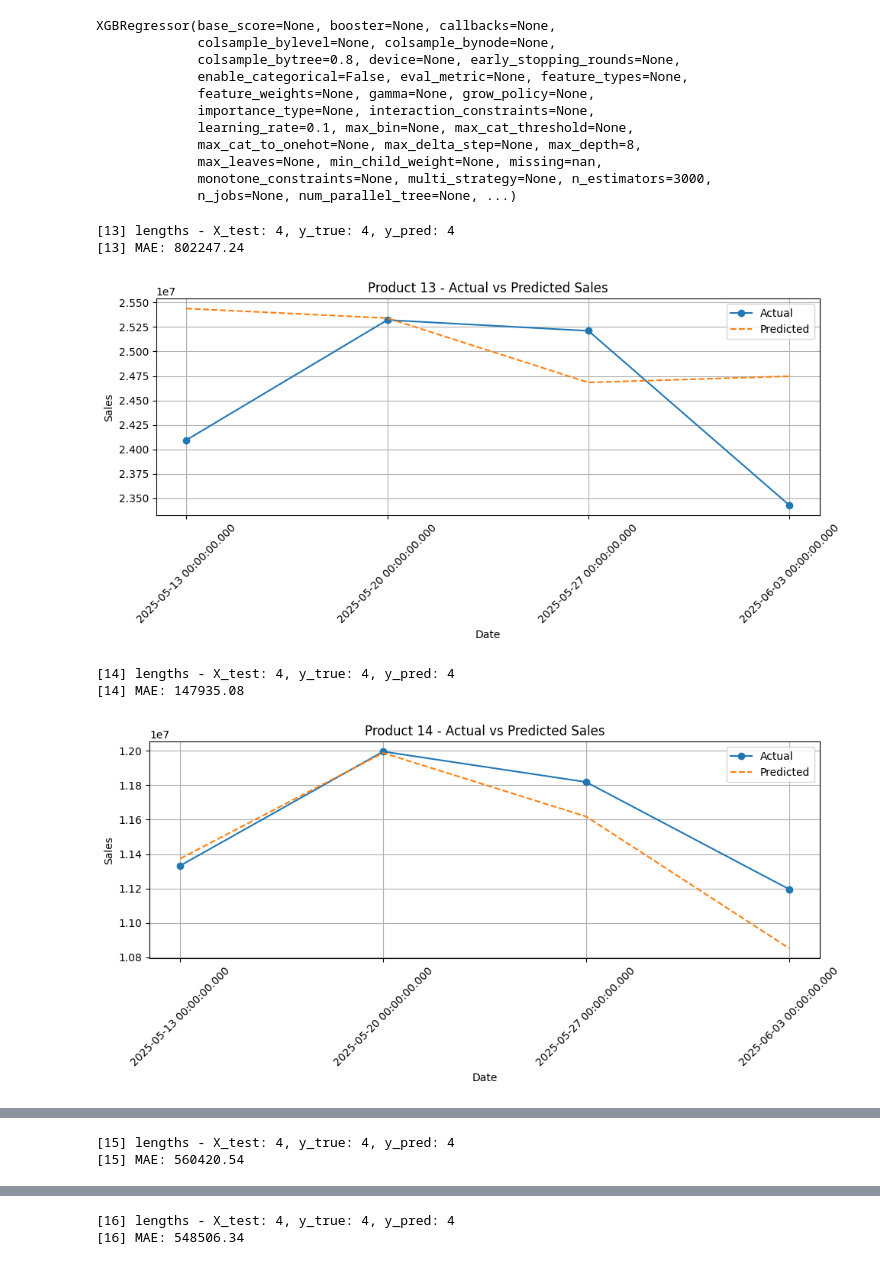
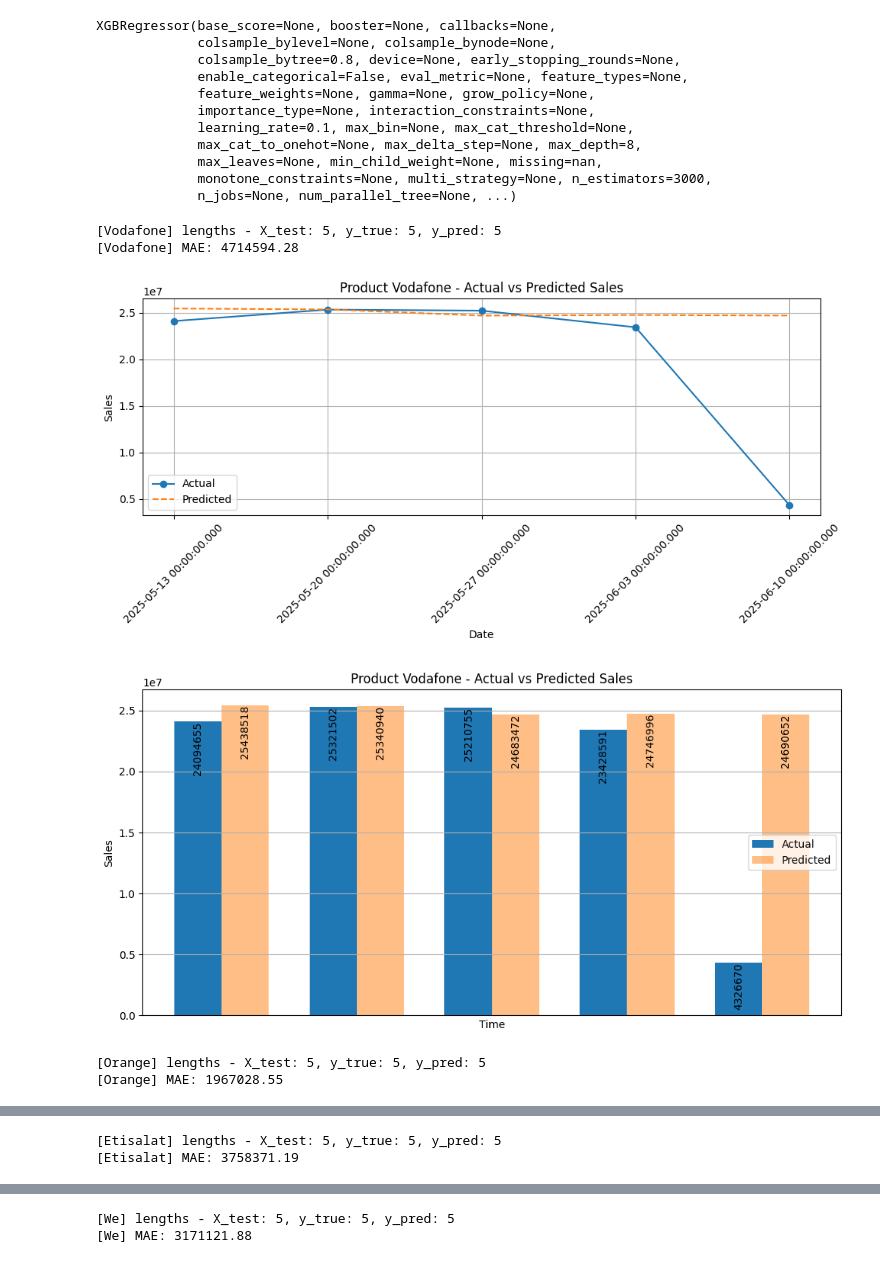
Before and after one commit to Jad-RAMOSS/Damen_AI_TeleForecast, a Jupyter notebook: model.ipynb, the cells around one changed output, grey strips where cells are left out. Cells and saved outputs as stored; diff of their text form; code cells hidden in the pictures.

```diff
--- a/model.ipynb
+++ b/model.ipynb
@@ -104,7 +104,7 @@ df
 | 2025-06-17 00:00:00.000 | 16 | 2025 | 6 | 25 | 2718883.95 | 17941 | ... |
 520 rows × 15 columns
 # %%
-split_date='2025-06-10'
+split_date='2025-06-17'
 df = df[df.index < split_date]
 # %%
 df
@@ -269,43 +269,64 @@ all_preds = []
 
 for product, group in test_df.groupby('MAIN_BILLER_ID'):
     # Sort by date (index) and drop rows with NaNs in features or target
+    product_name = {13: 'Vodafone', 14: 'Orange', 15: 'Etisalat', 16: 'We'}
+
+
     group = group.sort_index()
     # group = group.dropna(subset=features + [pred])  # ensure no missing values
 
     # Prepare feature matrix and true target values
     X_test = group[features]
     y_test = group[pred]
 
     # Predict using the global model
     y_pred = model.predict(X_test)
     # Flatten arrays if needed (usually y_pred is already 1D)
     y_pred = y_pred.flatten()
     y_true = y_test.values.flatten()
     all_actuals.extend(y_true)
     all_preds.extend(y_pred)
     # Check lengths (debug)
-    print(f"[{product}] lengths - X_test: {len(X_test)}, y_true: {len(y_true)}, y_pred: {len(y_pred)}")
+    print(f"[{product_name[product]}] lengths - X_test: {len(X_test)}, y_true: {len(y_true)}, y_pred: {len(y_pred)}")
 
     # Calculate MSE for this product
     mae = mean_absolute_error(y_true, y_pred)
-    print(f"[{product}] MAE: {mae:.2f}")
+    print(f"[{product_name[product]}] MAE: {mae:.2f}")
 
     # Plot actual vs predicted sales over time for this product
     plt.figure(figsize=(10,5))
     plt.plot(group.index, y_true, label='Actual', marker='o')
     plt.plot(group.index, y_pred, label='Predicted', linestyle='--')
-    plt.title(f"Product {product} - Actual vs Predicted Sales")
+    plt.title(f"Product {product_name[product]} - Actual vs Predicted Sales")
     plt.xlabel("Date")
     plt.ylabel("Sales")
     plt.legend()
     plt.grid(True)
     plt.xticks(rotation=45)
     plt.tight_layout()
     plt.show()
+    # Plot barplot of actual vs predicted sales for this product
+    plt.figure(figsize=(10,5))
+    width = 0.35
+    x = np.arange(len(y_true))
+    plt.bar(x - width/2, y_true, width, label='Actual')
+    for i, v in enumerate(y_true):
+        plt.text(i - width/2, v - 3, f"{v:.0f}", ha='center', va='top', rotation=90)
+    plt.bar(x + width/2, y_pred, width, label='Predicted', alpha=0.5)
+    for i, v in enumerate(y_pred):
+        plt.text(i + width/2, v - 3, f"{v:.0f}", ha='center', va='top', rotation=90)
+    plt.title(f"Product {product_name[product]} - Actual vs Predicted Sales")
+    plt.xlabel("Time")
+    plt.ylabel("Sales")
+    plt.legend()
+    plt.grid(True)
+    plt.xticks([])
+    plt.tight_layout()
+    plt.show()
 # %% [output]
-[13] lengths - X_test: 4, y_true: 4, y_pred: 4
-[13] MAE: 802247.24
+[Vodafone] lengths - X_test: 5, y_true: 5, y_pred: 5
+[Vodafone] MAE: 4714594.28
-[figure, old version]
+[figure, new version]
+[figure, new version]
-[14] lengths - X_test: 4, y_true: 4, y_pred: 4
-[14] MAE: 147935.08
+[Orange] lengths - X_test: 5, y_true: 5, y_pred: 5
+[Orange] MAE: 1967028.55
-[figure, old version]
@@ -312,2 +335,2 @@ for product, group in test_df.groupby('MAIN_BILLER_ID'):
-[15] lengths - X_test: 4, y_true: 4, y_pred: 4
-[15] MAE: 560420.54
+[Etisalat] lengths - X_test: 5, y_true: 5, y_pred: 5
+[Etisalat] MAE: 3758371.19
@@ -315,2 +339,2 @@ for product, group in test_df.groupby('MAIN_BILLER_ID'):
-[16] lengths - X_test: 4, y_true: 4, y_pred: 4
-[16] MAE: 548506.34
+[We] lengths - X_test: 5, y_true: 5, y_pred: 5
+[We] MAE: 3171121.88
```
Also changed, not shown: parts of 6 cells of this notebook.
